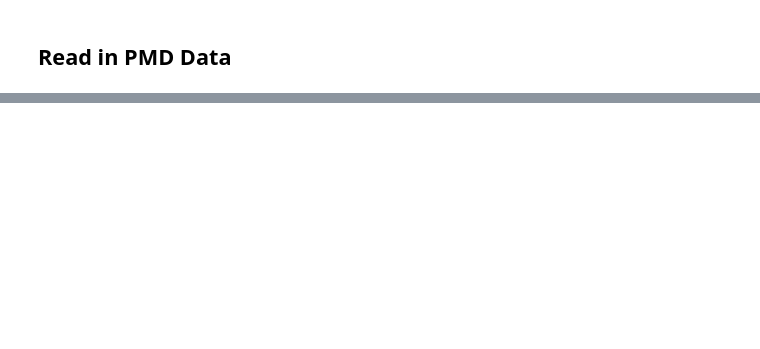
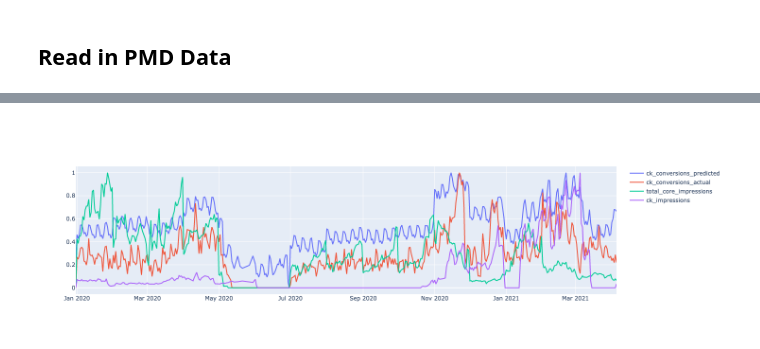
Before and after one commit to LucasCMazzotti/NYT, a Jupyter notebook: cross-sell-exploration.ipynb, the cells around one changed output, grey strips where cells are left out. Drawn from its saved outputs; the diff is of its cells as text; code cells hidden in the pictures; blank space fills up the shorter version.

```diff
--- a/cross-sell-exploration.ipynb
+++ b/cross-sell-exploration.ipynb
@@ -57,0 +637,26 @@ df.to_csv('all_pmd_data_jan_20_to_apr_21.csv')
+# %%
+plot_scaler = MinMaxScaler()
+plot_scaled = plot_scaler.fit_transform(ols_daily)
+
+
+plot_daily = pd.DataFrame(data=plot_scaled, columns=ols_daily.columns)
+plot_daily['date'] = ols_daily.index.values
+plot_daily.set_index('date', inplace=True)
+
+fig = go.Figure()
+fig.add_trace(go.Scatter(x=plot_daily.index, y=plot_daily['y_pred'],
+                    mode='lines',
+                    name='ck_conversions_predicted'))
+fig.add_trace(go.Scatter(x=plot_daily.index, y=plot_daily['y_actual'],
+                    mode='lines',
+                    name='ck_conversions_actual'))
+fig.add_trace(go.Scatter(x=plot_daily.index, y=plot_daily['impressions'],
+                    mode='lines',
+                    name='total_core_impressions'))
+fig.add_trace(go.Scatter(x=plot_daily.index, y=plot_daily['ck_impressions'],
+                    mode='lines',
+                    name='ck_impressions'))
+
+fig.show()
+# %% [output]
+[figure, added]
```
Also changed, not shown: parts of 65 cells of this notebook.
